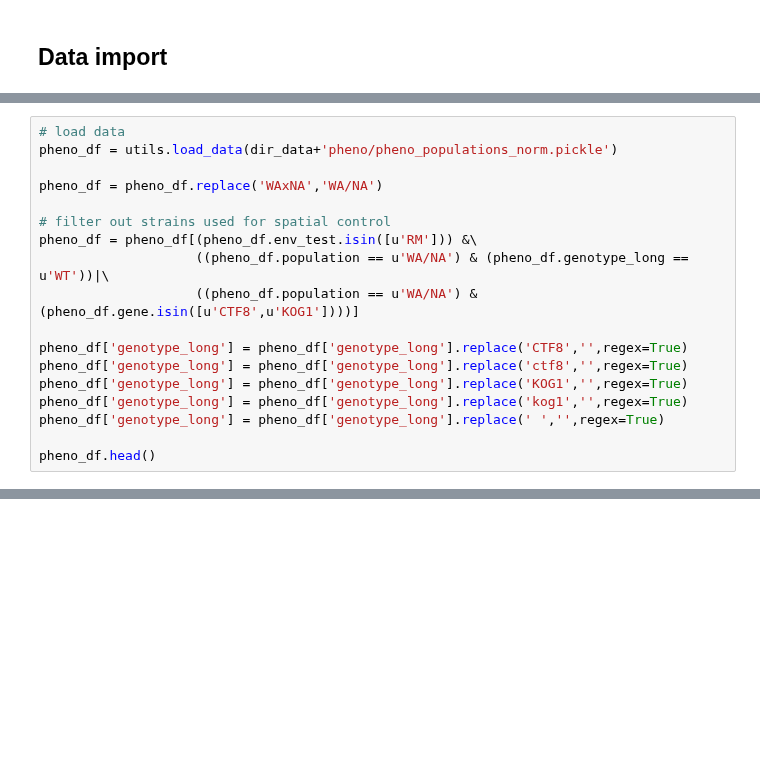
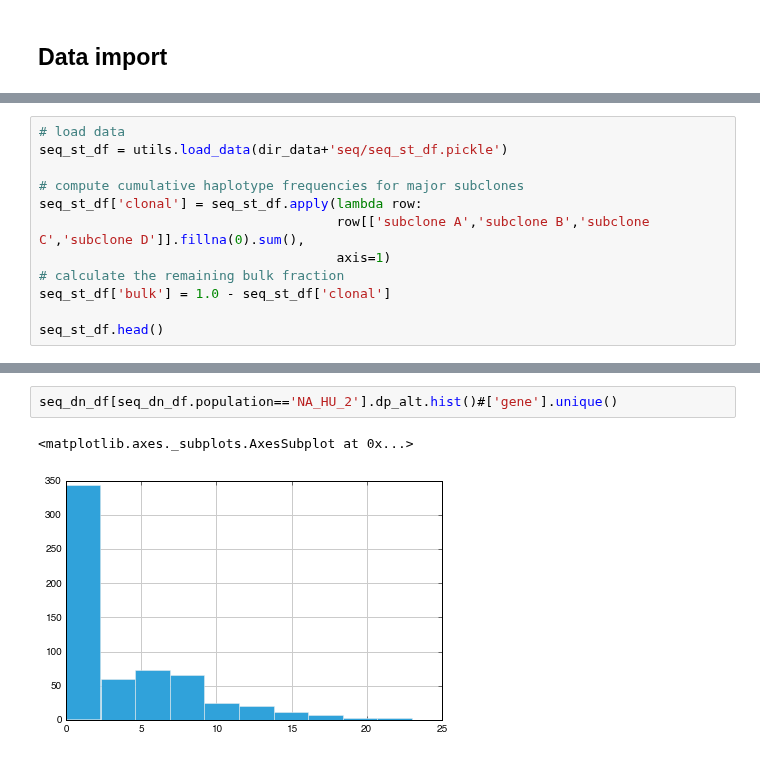
Before and after one commit to ivazquez/clonal-heterogeneity, a Jupyter notebook: src/figure2.ipynb, the cells around one changed output, grey strips where cells are left out. Saved outputs shown, nothing was run; the diff lists cells and outputs as text; blank space fills up the shorter version.

```diff
--- a/src/figure2.ipynb
+++ b/src/figure2.ipynb
@@ -148,18 +55,0 @@ seq_scores_df.head()
-# %%
-# load data
-pheno_df = utils.load_data(dir_data+'pheno/pheno_populations_norm.pickle')
-
-pheno_df = pheno_df.replace('WAxNA','WA/NA')
-
-# filter out strains used for spatial control
-pheno_df = pheno_df[(pheno_df.env_test.isin([u'RM'])) &\
-                    ((pheno_df.population == u'WA/NA') & (pheno_df.genotype_long == u'WT'))|\
-                    ((pheno_df.population == u'WA/NA') &(pheno_df.gene.isin([u'CTF8',u'KOG1'])))]
-
-pheno_df['genotype_long'] = pheno_df['genotype_long'].replace('CTF8','',regex=True)
-pheno_df['genotype_long'] = pheno_df['genotype_long'].replace('ctf8','',regex=True)
-pheno_df['genotype_long'] = pheno_df['genotype_long'].replace('KOG1','',regex=True)
-pheno_df['genotype_long'] = pheno_df['genotype_long'].replace('kog1','',regex=True)
-pheno_df['genotype_long'] = pheno_df['genotype_long'].replace(' ','',regex=True)
-
-pheno_df.head()
@@ -491,0 +58,12 @@ RM
+# %%
+# load data
+seq_st_df = utils.load_data(dir_data+'seq/seq_st_df.pickle')
+
+# compute cumulative haplotype frequencies for major subclones
+seq_st_df['clonal'] = seq_st_df.apply(lambda row:
+                                      row[['subclone A','subclone B','subclone C','subclone D']].fillna(0).sum(),
+                                      axis=1)
+# calculate the remaining bulk fraction
+seq_st_df['bulk'] = 1.0 - seq_st_df['clonal']
+
+seq_st_df.head()
@@ -491,0 +605,5 @@ RM
+# %%
+seq_dn_df[seq_dn_df.population=='NA_HU_2'].dp_alt.hist()#['gene'].unique()
+# %% [output]
+<matplotlib.axes._subplots.AxesSubplot at 0x...>
+[figure, added]
```
Also changed, not shown: parts of 36 cells of this notebook.
